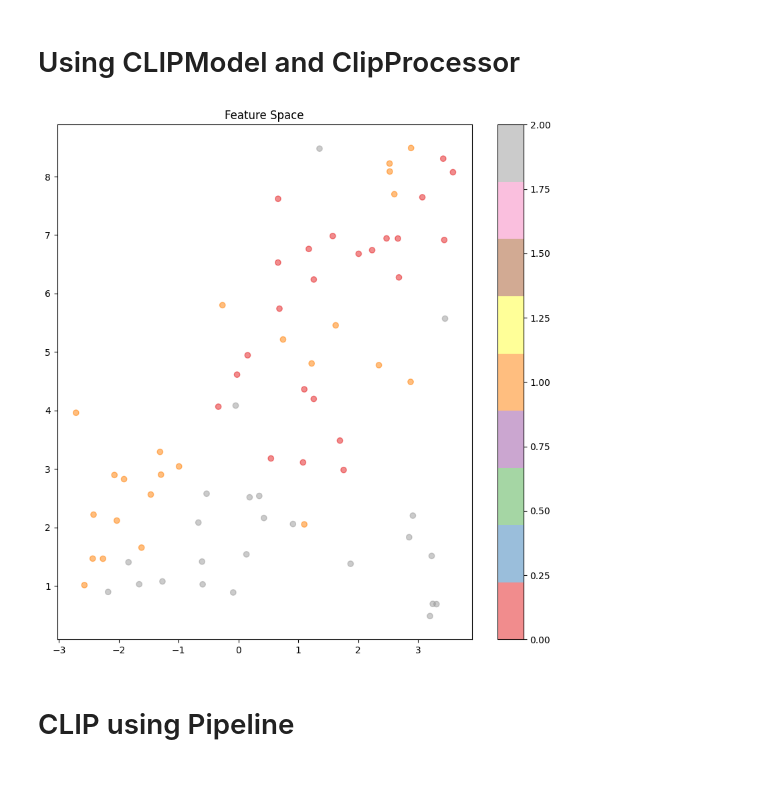
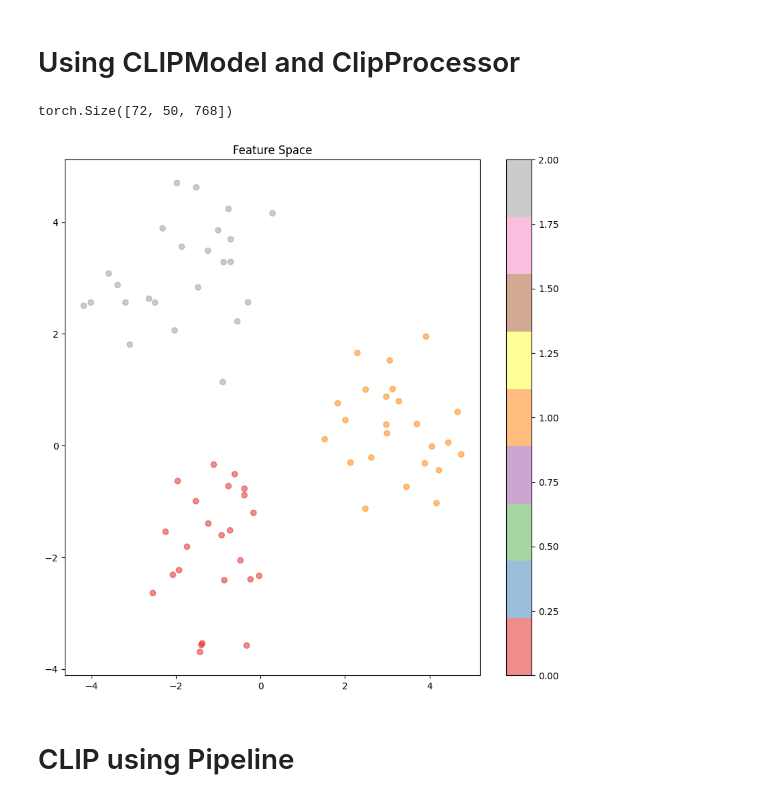
Before and after one commit to podowd001/CE5012_Assignment3, a Jupyter notebook: 8273375_CE5012_Assignment3.ipynb, the cells around one changed output. Drawn from its saved outputs; the diff is of its cells as text; code cells hidden in the pictures.

```diff
--- a/8273375_CE5012_Assignment3.ipynb
+++ b/8273375_CE5012_Assignment3.ipynb
@@ -405,20 +319,28 @@ feature_space,image_labels = getHF_CLIP_features(images, targets)
-# %%
-tsne = TSNE(n_components=2, init="random", learning_rate="auto",
-            random_state=42)
-# Empty Torch tensor with size LatentDims
-
-
-#Convert torch tensors to Numpy arrays.
-
-#latent_space= torch.Tensor.detach(latent_space.to("cpu")).numpy()
-feature_space= feature_space.detach().to("cpu").numpy()
-
-#image_labels = torch.cat(image_labels,dim=0).numpy()
-# Run the TSNE transform
-feature_tsne = tsne.fit_transform(feature_space)
-# Plot the Latent Space
-plot_featureSpace(feature_tsne,image_labels,"Feature Space",)
-# %% [output]
-[figure, removed]
+# %%
+model = CLIPModel.from_pretrained("openai/clip-vit-base-patch32")
+processor = CLIPProcessor.from_pretrained("openai/clip-vit-base-patch32")
+for i, data in enumerate(data_loader, 0):
+        # basic training loop
+        inputs, labels = data
+        inputs = processor(text=class_names,images=inputs, return_tensors="pt",do_rescale=False)
+        pixel_values = inputs["pixel_values"]
+        with torch.inference_mode():
+            outputs = model.vision_model(pixel_values)
+            image_embeds = outputs.last_hidden_state.to(device)
+            print(image_embeds.shape)
+        image_embeds = image_embeds.reshape(72,768*50)
+
+
+tsne = TSNE(n_components=2, init="random", learning_rate="auto",
+            random_state=42)
+
+feature_space= image_embeds.detach().to("cpu").numpy()
+
+feature_tsne = tsne.fit_transform(feature_space)
+# Plot the Latent Space
+plot_featureSpace(feature_tsne,labels,"Feature Space",)
+# %% [output]
+torch.Size([72, 50, 768])
+[figure, added]
 # %% [markdown]
 # CLIP using Pipeline
```
Also changed, not shown: parts of 21 cells of this notebook.
